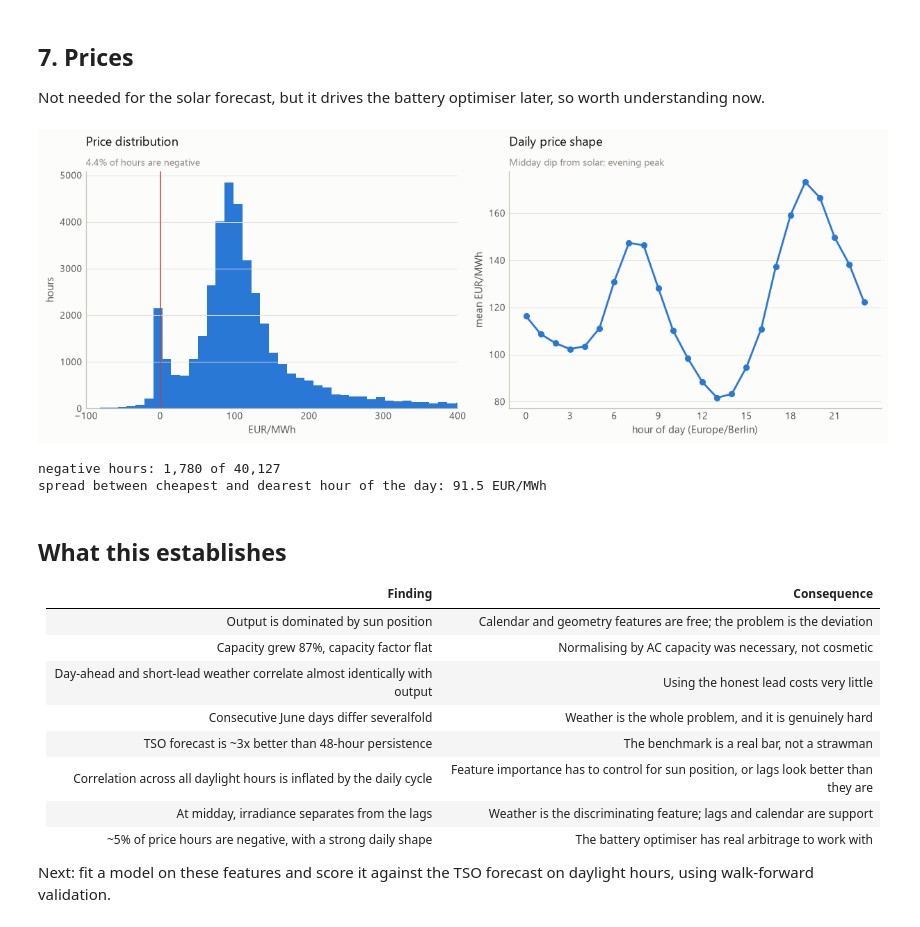
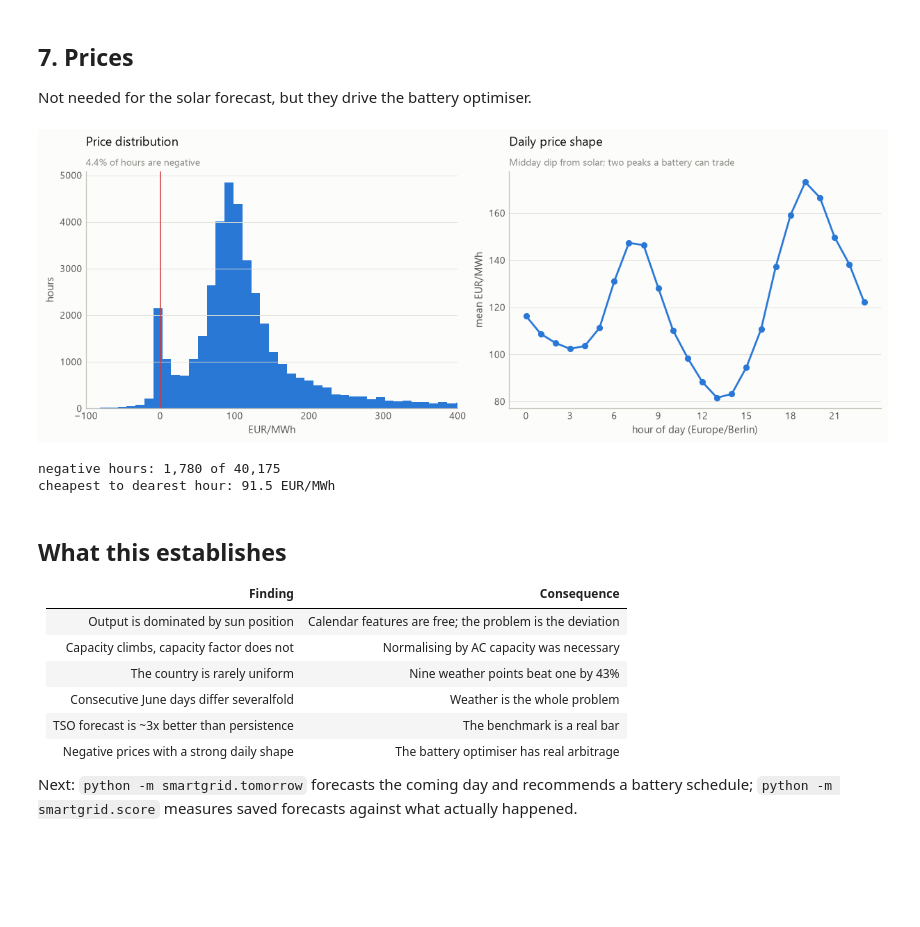
Before and after one commit to mishankjain5/SmartGrid-AI, a Jupyter notebook: notebooks/01_exploratory_analysis.ipynb, the cells around one changed output. Saved outputs shown, nothing was run; the diff lists cells and outputs as text; code cells hidden in the pictures; blank space fills up the shorter version.

```diff
--- a/notebooks/01_exploratory_analysis.ipynb
+++ b/notebooks/01_exploratory_analysis.ipynb
@@ -299,57 +241,54 @@ comparison.reindex(comparison["midday_only"].abs().sort_values(ascending=False).
 # %% [markdown]
 ## 7. Prices
 
-Not needed for the solar forecast, but it drives the battery optimiser later, so
-worth understanding now.
+Not needed for the solar forecast, but they drive the battery optimiser.
 # %%
 price = query(f'''
     SELECT utc_timestamp, price_eur_mwh,
            EXTRACT(HOUR FROM DATETIME(utc_timestamp, 'Europe/Berlin')) AS hour_of_day
     FROM `{PROJECT}.staging.stg_price`
     WHERE price_eur_mwh IS NOT NULL
 ''')
 
 fig, axes = plt.subplots(1, 2, figsize=(11, 4))
 
 axes[0].hist(price["price_eur_mwh"], bins=120, color=style.BLUE)
 axes[0].axvline(0, color=style.CRITICAL, linewidth=1)
 axes[0].set_xlabel("EUR/MWh")
 axes[0].set_ylabel("hours")
 axes[0].set_xlim(-100, 400)
 negative_share = (price["price_eur_mwh"] < 0).mean()
 style.titled(axes[0], "Price distribution",
              f"{negative_share:.1%} of hours are negative")
 
 shape = price.groupby("hour_of_day")["price_eur_mwh"].mean()
 axes[1].plot(shape.index, shape.to_numpy(), color=style.BLUE, marker="o")
 axes[1].set_xlabel("hour of day (Europe/Berlin)")
 axes[1].set_ylabel("mean EUR/MWh")
 axes[1].set_xticks(range(0, 24, 3))
 style.titled(axes[1], "Daily price shape",
-             "Midday dip from solar; evening peak")
+             "Midday dip from solar; two peaks a battery can trade")
 style.save(fig, "price_distribution_and_shape")
 plt.show()
 
 print(f"negative hours: {(price['price_eur_mwh'] < 0).sum():,} of {len(price):,}")
-print(f"spread between cheapest and dearest hour of the day: "
-      f"{shape.max() - shape.min():.1f} EUR/MWh")
+print(f"cheapest to dearest hour: {shape.max() - shape.min():.1f} EUR/MWh")
 # %% [output]
-[figure, old version]
+[figure, new version]
-negative hours: 1,780 of 40,127
-spread between cheapest and dearest hour of the day: 91.5 EUR/MWh
+negative hours: 1,780 of 40,175
+cheapest to dearest hour: 91.5 EUR/MWh
 # %% [markdown]
 ## What this establishes
 
 | Finding | Consequence |
 |---|---|
-| Output is dominated by sun position | Calendar and geometry features are free; the problem is the deviation |
-| Capacity grew 87%, capacity factor flat | Normalising by AC capacity was necessary, not cosmetic |
-| Day-ahead and short-lead weather correlate almost identically with output | Using the honest lead costs very little |
-| Consecutive June days differ severalfold | Weather is the whole problem, and it is genuinely hard |
-| TSO forecast is ~3x better than 48-hour persistence | The benchmark is a real bar, not a strawman |
-| Correlation across all daylight hours is inflated by the daily cycle | Feature importance has to control for sun position, or lags look better than they are |
-| At midday, irradiance separates from the lags | Weather is the discriminating feature; lags and calendar are support |
-| ~5% of price hours are negative, with a strong daily shape | The battery optimiser has real arbitrage to work with |
+| Output is dominated by sun position | Calendar features are free; the problem is the deviation |
+| Capacity climbs, capacity factor does not | Normalising by AC capacity was necessary |
+| The country is rarely uniform | Nine weather points beat one by 43% |
+| Consecutive June days differ severalfold | Weather is the whole problem |
+| TSO forecast is ~3x better than persistence | The benchmark is a real bar |
+| Negative prices with a strong daily shape | The battery optimiser has real arbitrage |
 
-Next: fit a model on these features and score it against the TSO forecast on
-daylight hours, using walk-forward validation.
+Next: `python -m smartgrid.tomorrow` forecasts the coming day and recommends a
+battery schedule; `python -m smartgrid.score` measures saved forecasts against
+what actually happened.
```
Also changed, not shown: parts of 18 cells of this notebook, 7 other files.
